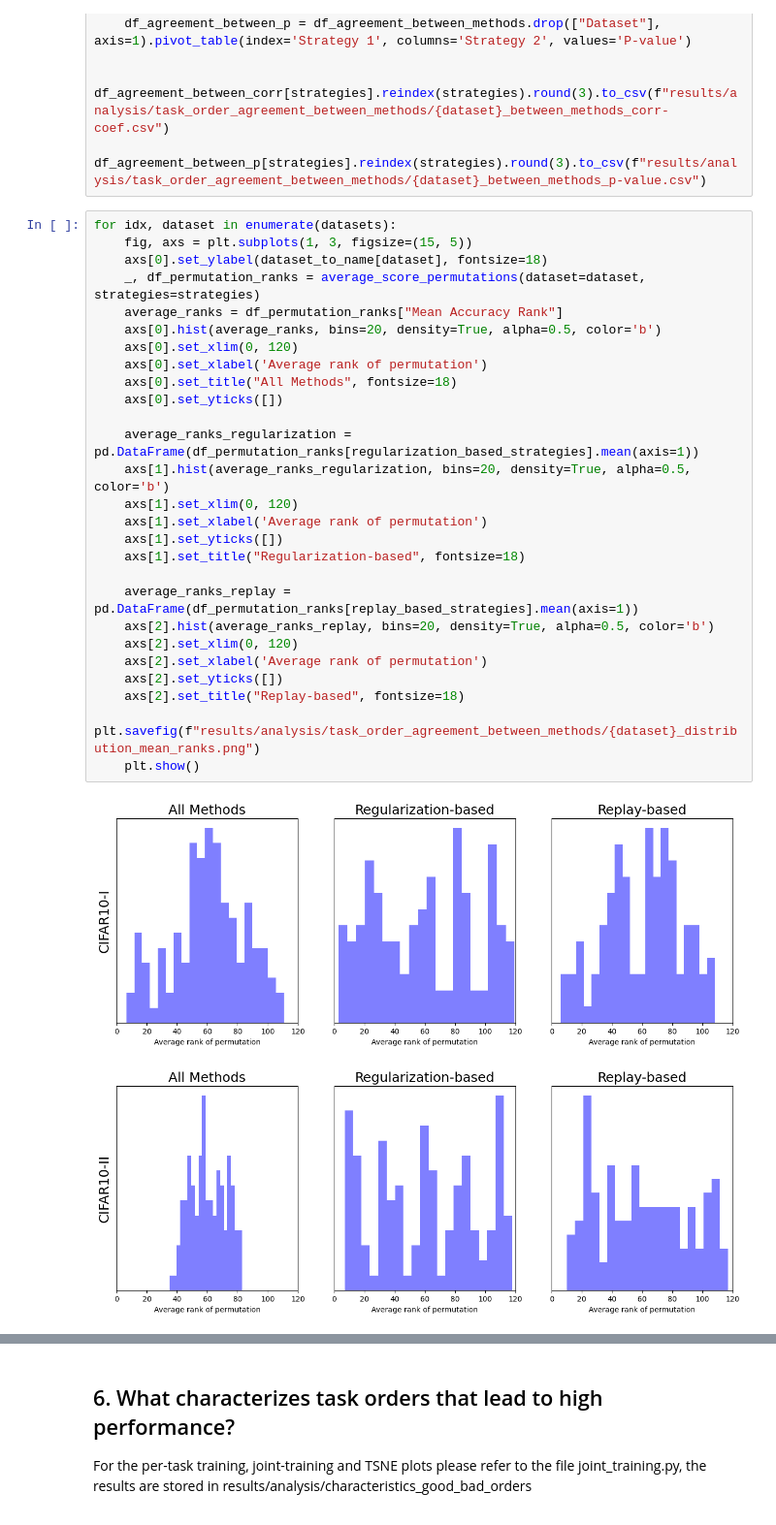
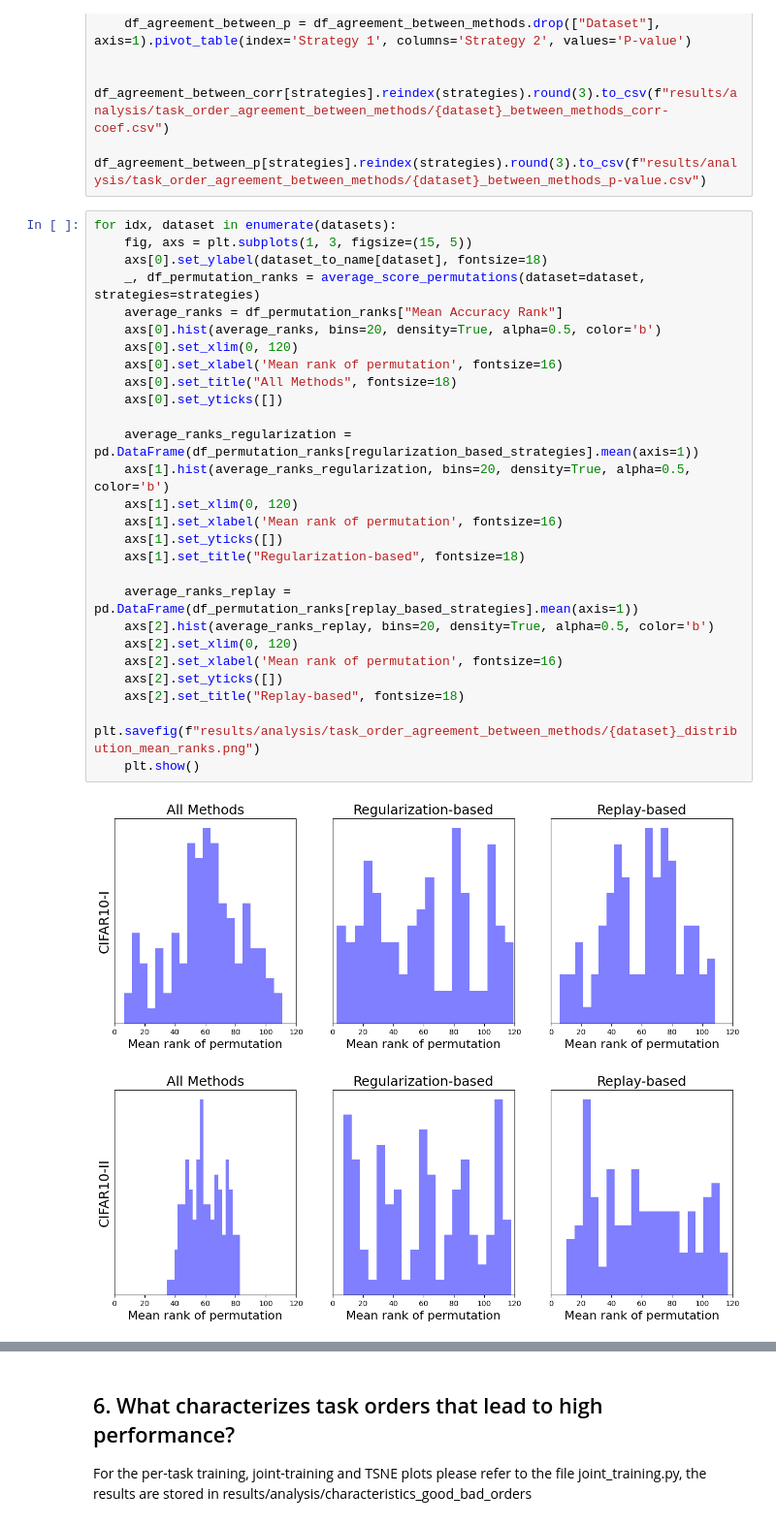
Before and after one commit to CoenSchouten01/Effect-of-task-order-in-online-class-incremental-learning, a Jupyter notebook: experiments_analysis.ipynb, the cells around one changed output, grey strips where cells are left out. Shown at 97% size. Cells and saved outputs as stored; diff of their text form.

```diff
--- a/experiments_analysis.ipynb
+++ b/experiments_analysis.ipynb
@@ -500,30 +500,30 @@ for dataset in datasets:
 # %%
 for idx, dataset in enumerate(datasets):
     fig, axs = plt.subplots(1, 3, figsize=(15, 5))
     axs[0].set_ylabel(dataset_to_name[dataset], fontsize=18)
     _, df_permutation_ranks = average_score_permutations(dataset=dataset, strategies=strategies)
     average_ranks = df_permutation_ranks["Mean Accuracy Rank"]
     axs[0].hist(average_ranks, bins=20, density=True, alpha=0.5, color='b')
     axs[0].set_xlim(0, 120)
-    axs[0].set_xlabel('Average rank of permutation')
+    axs[0].set_xlabel('Mean rank of permutation', fontsize=16)
     axs[0].set_title("All Methods", fontsize=18)
     axs[0].set_yticks([])
 
     average_ranks_regularization = pd.DataFrame(df_permutation_ranks[regularization_based_strategies].mean(axis=1))
     axs[1].hist(average_ranks_regularization, bins=20, density=True, alpha=0.5, color='b')
     axs[1].set_xlim(0, 120)
-    axs[1].set_xlabel('Average rank of permutation')
+    axs[1].set_xlabel('Mean rank of permutation', fontsize=16)
     axs[1].set_yticks([])
     axs[1].set_title("Regularization-based", fontsize=18)
 
     average_ranks_replay = pd.DataFrame(df_permutation_ranks[replay_based_strategies].mean(axis=1))
     axs[2].hist(average_ranks_replay, bins=20, density=True, alpha=0.5, color='b')
     axs[2].set_xlim(0, 120)
-    axs[2].set_xlabel('Average rank of permutation')
+    axs[2].set_xlabel('Mean rank of permutation', fontsize=16)
     axs[2].set_yticks([])
     axs[2].set_title("Replay-based", fontsize=18)
     plt.savefig(f"results/analysis/task_order_agreement_between_methods/{dataset}_distribution_mean_ranks.png")
     plt.show()
 # %% [output]
-[figure, old version]
+[figure, new version]
-[figure, old version]
+[figure, new version]
```
Also changed, not shown: parts of 4 cells of this notebook, 11 other files.
